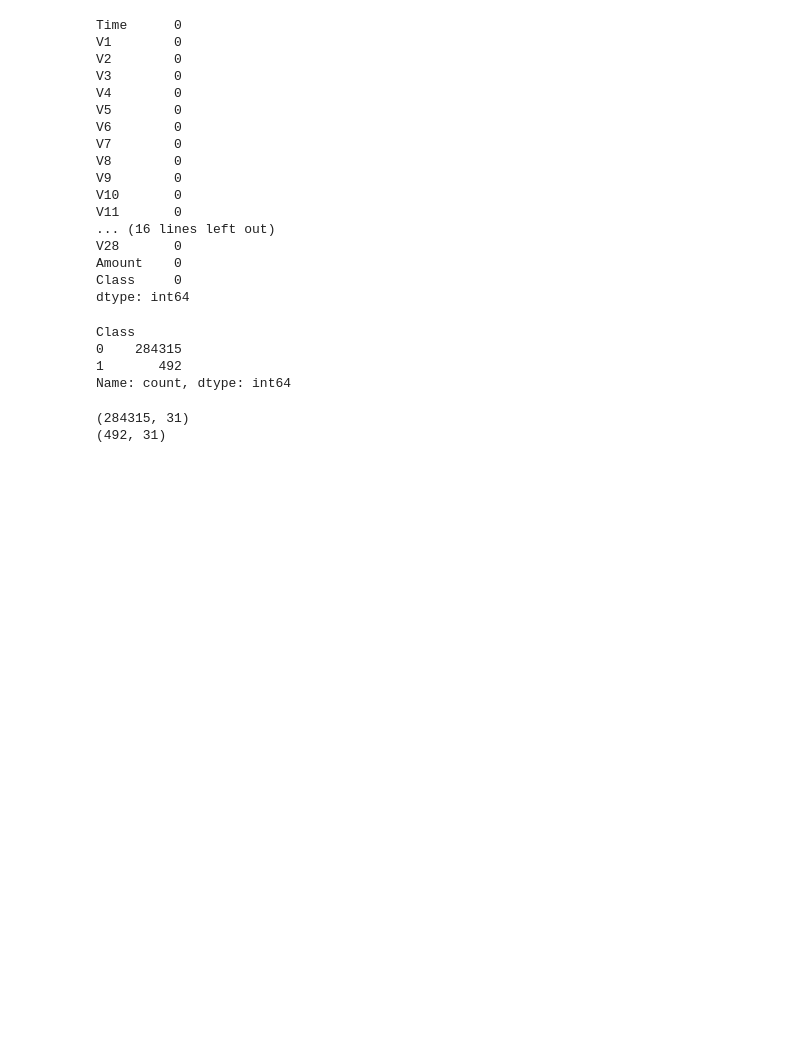
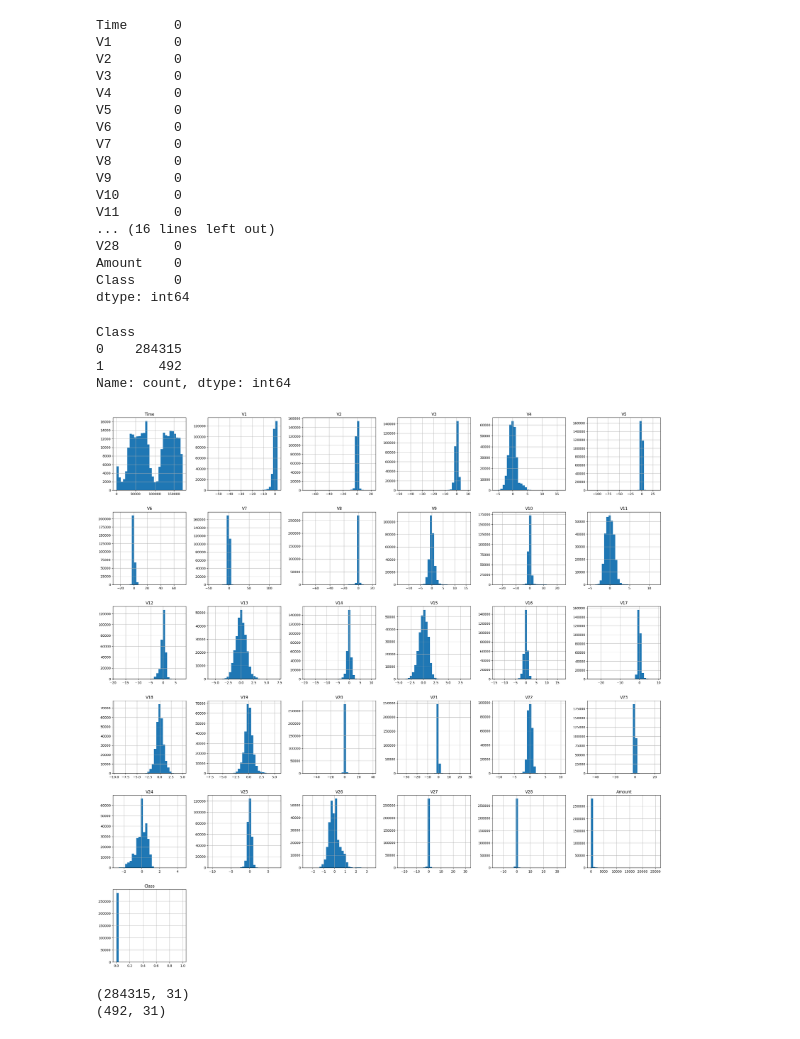
Before and after one commit to ananya8117/CreditCardFraud, a Jupyter notebook: CeditCardFraudDetect.ipynb, the cells around one changed output. Saved outputs shown, nothing was run; the diff lists cells and outputs as text; code cells hidden in the pictures; blank space fills up the shorter version.

```diff
--- a/CeditCardFraudDetect.ipynb
+++ b/CeditCardFraudDetect.ipynb
@@ -79,6 +80,11 @@ Class
 0    284315
 1       492
 Name: count, dtype: int64
+# %%
+credit_card_data.hist(bins=30, figsize=(30, 30))
+plt.show()
+# %% [output]
+[figure, added]
 # %%
 # Dataset is highly unbalanced 0-Normal !-Fraud
 #separating data for analysis
```
Also changed, not shown: parts of 7 cells of this notebook, 2 other files.
